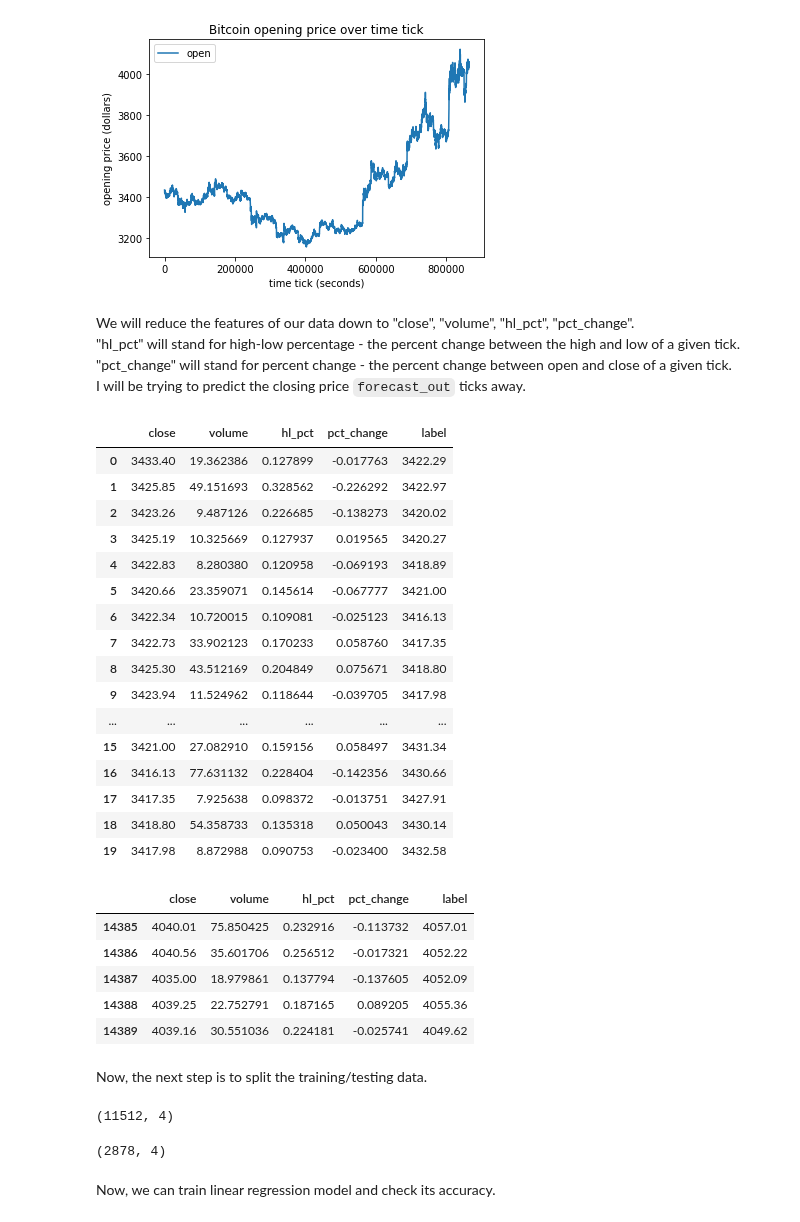
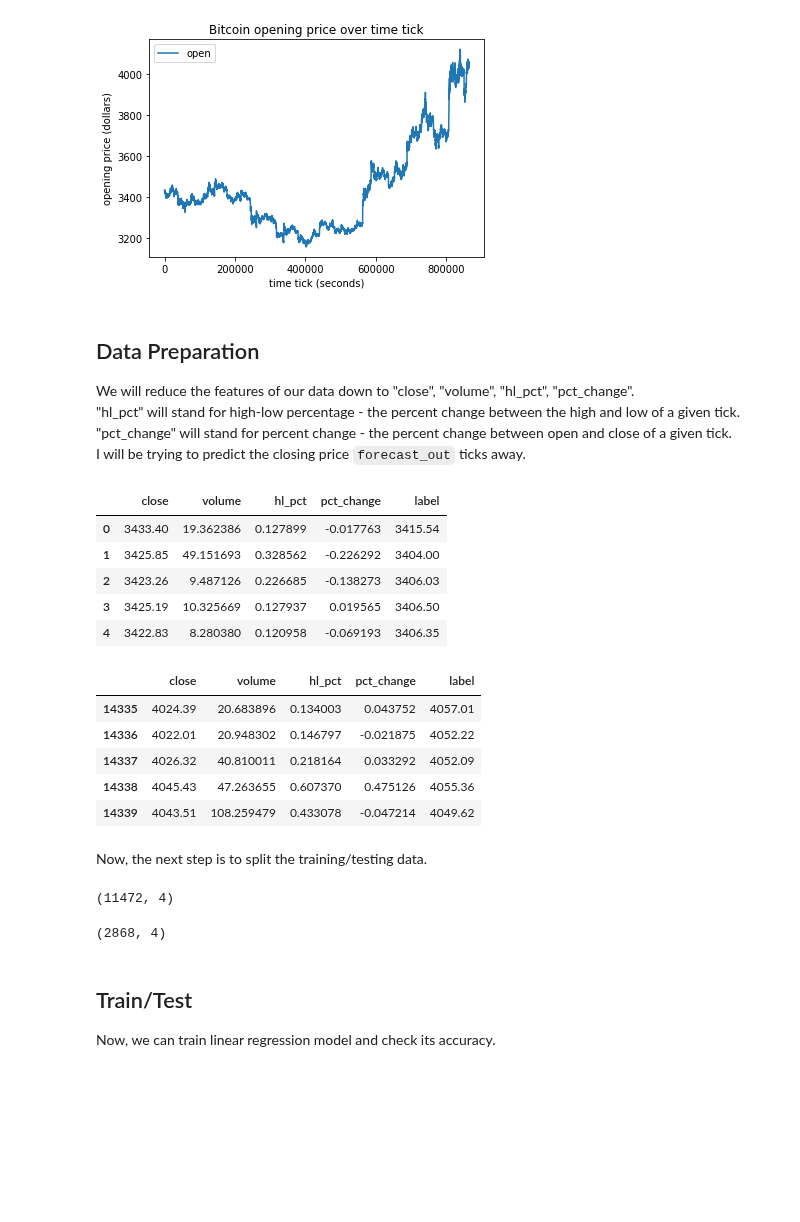
Before and after one commit to jonathancai11/btc-analysis, a Jupyter notebook: btc-prediction.ipynb, the cells around one changed output. Drawn from its saved outputs; the diff is of its cells as text; code cells hidden in the pictures; blank space fills up the shorter version.

```diff
--- a/btc-prediction.ipynb
+++ b/btc-prediction.ipynb
@@ -89,6 +94,7 @@ display(a)
 <matplotlib.axes._subplots.AxesSubplot at 0x...>
 [figure]
 # %% [markdown]
+## Data Preparation
 We will reduce the features of our data down to "close", "volume", "hl_pct", "pct_change".
 "hl_pct" will stand for high-low percentage - the percent change between the high and low of a given tick.
 "pct_change" will stand for percent change - the percent change between open and close of a given tick.
@@ -97,39 +103,28 @@ I will be trying to predict the closing price `forecast_out` ticks away.
 # %%
 df_reduced = df.drop(labels=['timestamp'], axis=1)
 df_reduced['hl_pct'] = (df_reduced['high'] - df_reduced['low']) / df_reduced['low'] * 100.0
 df_reduced['pct_change'] = (df_reduced['close'] - df_reduced['open']) / df_reduced['open'] * 100.0
 df_reduced = df_reduced.drop(labels=['high', 'low', 'open'], axis=1)
 
-forecast_out = 10
+forecast_out = 60
 forecast_col = 'close'
 df_reduced['label'] = df_reduced[forecast_col].shift(-forecast_out)
 df_reduced.dropna(inplace=True)
-display(df_reduced[:20])
+display(df_reduced.head())
 display(df_reduced.tail())
 # %% [output]
 |  | close | volume | hl_pct | pct_change | label |
-| 0 | 3433.40 | 19.362386 | 0.127899 | -0.017763 | 3422.29 |
-| 1 | 3425.85 | 49.151693 | 0.328562 | -0.226292 | 3422.97 |
-| 2 | 3423.26 | 9.487126 | 0.226685 | -0.138273 | 3420.02 |
-| 3 | 3425.19 | 10.325669 | 0.127937 | 0.019565 | 3420.27 |
-| 4 | 3422.83 | 8.280380 | 0.120958 | -0.069193 | 3418.89 |
-| 5 | 3420.66 | 23.359071 | 0.145614 | -0.067777 | 3421.00 |
-| 6 | 3422.34 | 10.720015 | 0.109081 | -0.025123 | 3416.13 |
-| 7 | 3422.73 | 33.902123 | 0.170233 | 0.058760 | 3417.35 |
-| 8 | 3425.30 | 43.512169 | 0.204849 | 0.075671 | 3418.80 |
-| 9 | 3423.94 | 11.524962 | 0.118644 | -0.039705 | 3417.98 |
-| ... | ... | ... | ... | ... | ... |
-| 15 | 3421.00 | 27.082910 | 0.159156 | 0.058497 | 3431.34 |
-| 16 | 3416.13 | 77.631132 | 0.228404 | -0.142356 | 3430.66 |
-| 17 | 3417.35 | 7.925638 | 0.098372 | -0.013751 | 3427.91 |
-| 18 | 3418.80 | 54.358733 | 0.135318 | 0.050043 | 3430.14 |
-| 19 | 3417.98 | 8.872988 | 0.090753 | -0.023400 | 3432.58 |
+| 0 | 3433.40 | 19.362386 | 0.127899 | -0.017763 | 3415.54 |
+| 1 | 3425.85 | 49.151693 | 0.328562 | -0.226292 | 3404.00 |
+| 2 | 3423.26 | 9.487126 | 0.226685 | -0.138273 | 3406.03 |
+| 3 | 3425.19 | 10.325669 | 0.127937 | 0.019565 | 3406.50 |
+| 4 | 3422.83 | 8.280380 | 0.120958 | -0.069193 | 3406.35 |
 |  | close | volume | hl_pct | pct_change | label |
-| 14385 | 4040.01 | 75.850425 | 0.232916 | -0.113732 | 4057.01 |
-| 14386 | 4040.56 | 35.601706 | 0.256512 | -0.017321 | 4052.22 |
-| 14387 | 4035.00 | 18.979861 | 0.137794 | -0.137605 | 4052.09 |
-| 14388 | 4039.25 | 22.752791 | 0.187165 | 0.089205 | 4055.36 |
-| 14389 | 4039.16 | 30.551036 | 0.224181 | -0.025741 | 4049.62 |
+| 14335 | 4024.39 | 20.683896 | 0.134003 | 0.043752 | 4057.01 |
+| 14336 | 4022.01 | 20.948302 | 0.146797 | -0.021875 | 4052.22 |
+| 14337 | 4026.32 | 40.810011 | 0.218164 | 0.033292 | 4052.09 |
+| 14338 | 4045.43 | 47.263655 | 0.607370 | 0.475126 | 4055.36 |
+| 14339 | 4043.51 | 108.259479 | 0.433078 | -0.047214 | 4049.62 |
 # %% [markdown]
 Now, the next step is to split the training/testing data.
 # %%
@@ -141,8 +136,9 @@ X_train, X_test, y_train, y_test = train_test_split(X, y, test_size=(1 - percent
 display(X_train.shape)
 display(X_test.shape)
 # %% [output]
-(11512, 4)
+(11472, 4)
-(2878, 4)
+(2868, 4)
 # %% [markdown]
+## Train/Test
 Now, we can train linear regression model and check its accuracy.
 # %%
```
Also changed, not shown: parts of 11 cells of this notebook.
